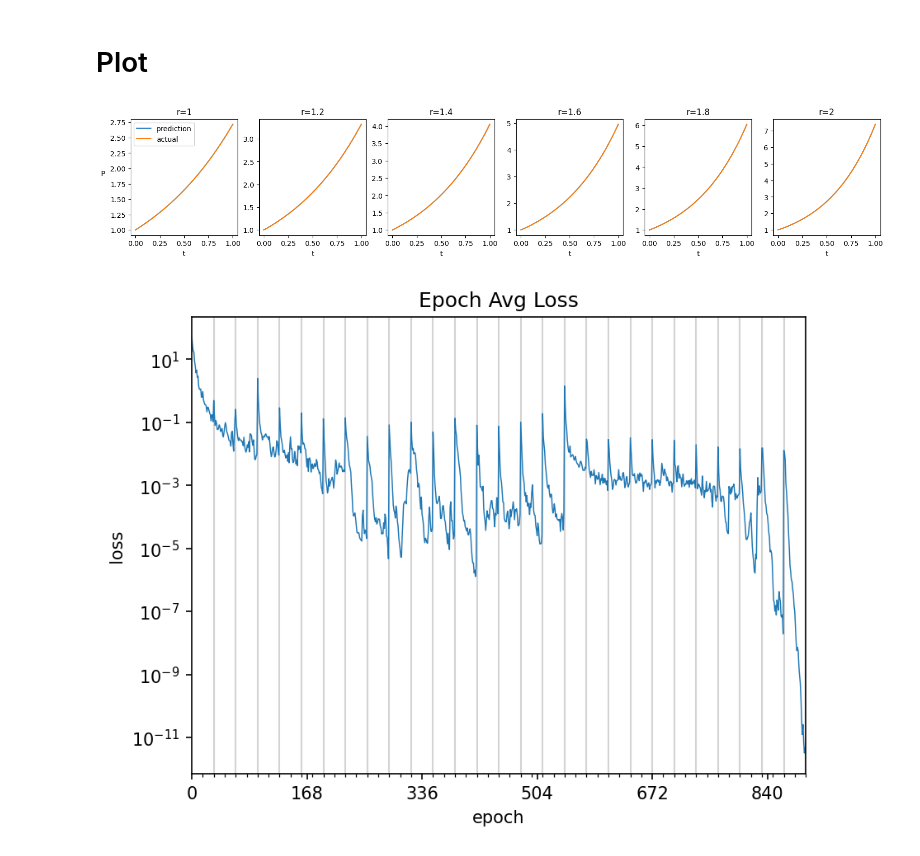
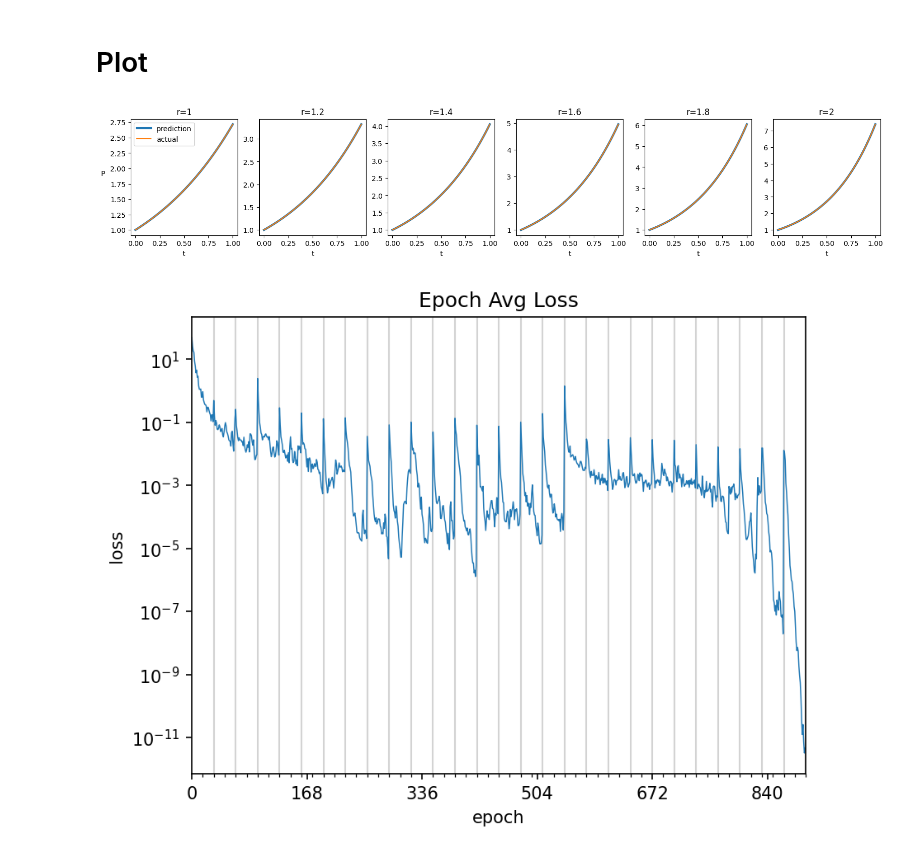
Before and after one commit to PauliusSasnauskas/sasde, a Jupyter notebook: eq1.ipynb, the cells around one changed output. Drawn from its saved outputs; the diff is of its cells as text; code cells hidden in the pictures.

```diff
--- a/eq1.ipynb
+++ b/eq1.ipynb
@@ -98,20 +126,20 @@ y_real_fn = sp.lambdify([r, t], sp.exp(r*t))
 # %%
 t_try = np.linspace(0, 1, 50)
 
 r_tries = [1, 1.2, 1.4, 1.6, 1.8, 2]
 fig, axs = plt.subplots(1, len(r_tries))
 fig.set_size_inches(len(r_tries)*3.2, 3)
 
 for ax, r_try in zip(axs, r_tries):
   ax.set_title(f'r={r_try}')
-  ax.plot(t_try, y_pred_fn(r_try, t_try), label=f'prediction')
+  ax.plot(t_try, y_pred_fn(r_try, t_try), label=f'prediction', linewidth=3)
   ax.plot(t_try, y_real_fn(r_try, t_try), label=f'actual')
   ax.set_xlabel('t')
 axs[0].legend()
 axs[0].set_ylabel('P', rotation=0, labelpad=10)
 plt.show()
 # %% [output]
-[figure, old version]
+[figure, new version]
 # %%
 loss_history = []
 prunepoints = []
```
Also changed, not shown: parts of 8 cells of this notebook, 3 other files.
